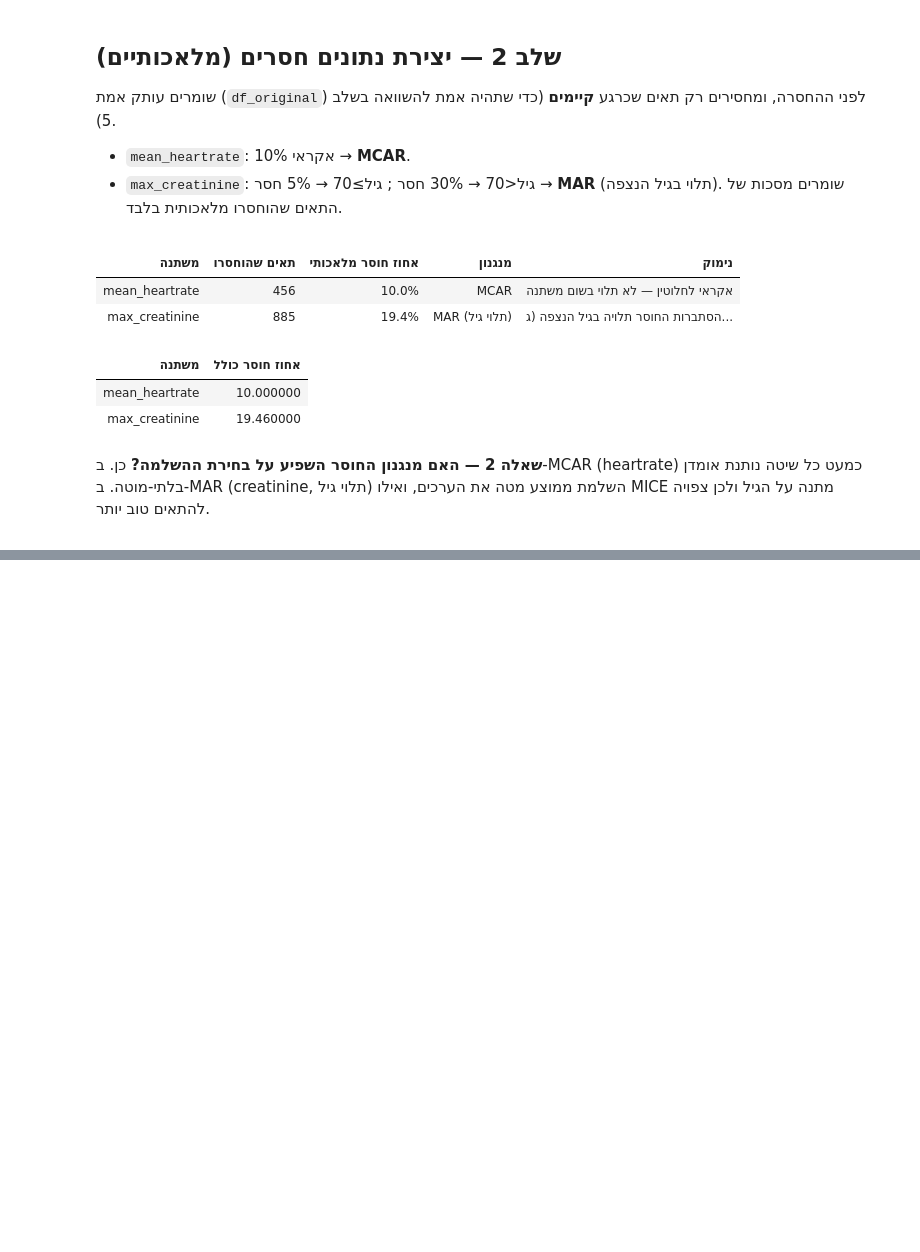
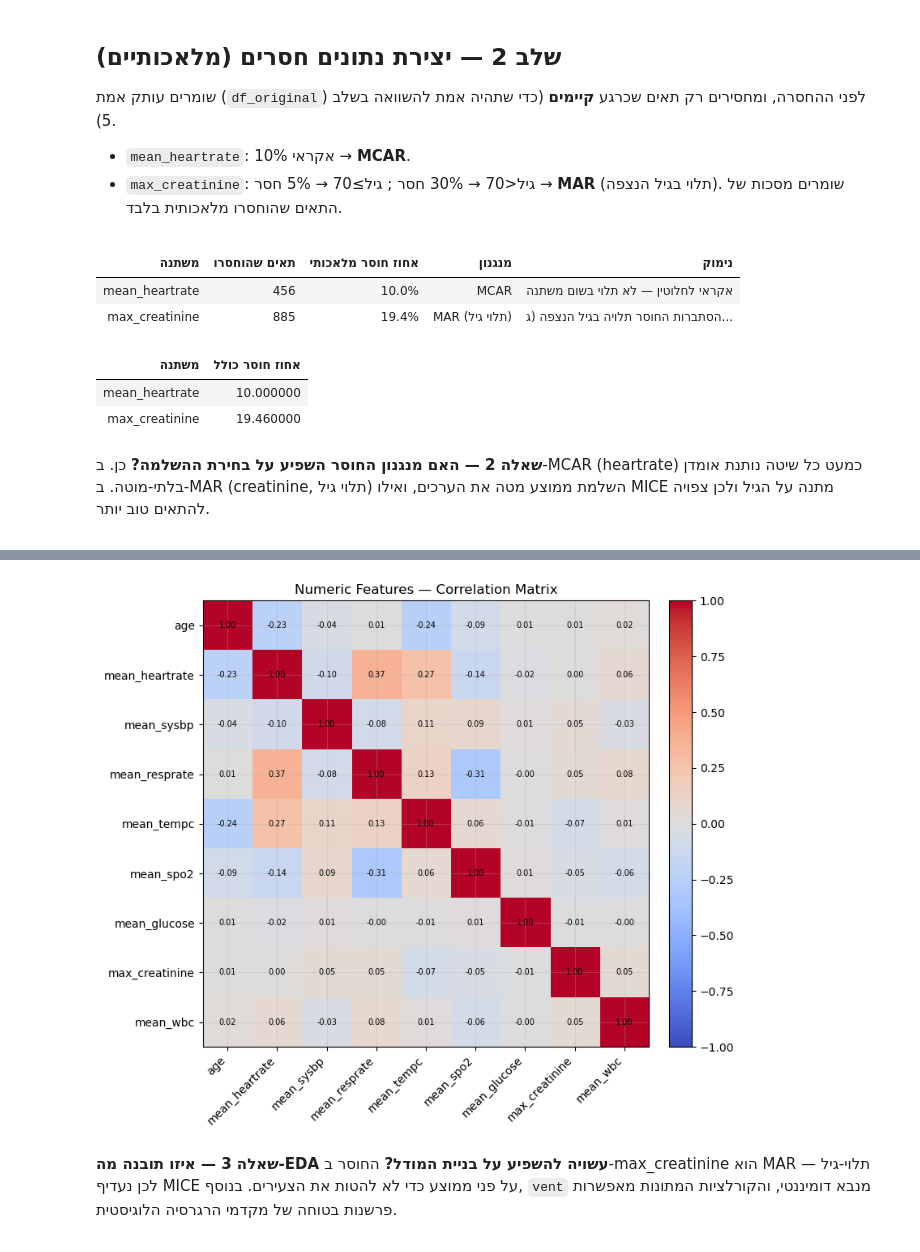
Before and after one commit to Roybin12/medical-machine-learning-, a Jupyter notebook: assignment.ipynb, the cells around one changed output, grey strips where cells are left out. Saved outputs shown, nothing was run; the diff lists cells and outputs as text; code cells hidden in the pictures; blank space fills up the shorter version.

```diff
--- a/assignment.ipynb
+++ b/assignment.ipynb
@@ -182,0 +281,27 @@ display(rtl(total_missing))
+# %%
+# === גרף 3: מטריצת קורלציות (משתנים מספריים) ===
+num_cols = ["age", "mean_heartrate", "mean_sysbp", "mean_resprate",
+            "mean_tempc", "mean_spo2", "mean_glucose", "max_creatinine", "mean_wbc"]
+corr = df_missing[num_cols].corr()
+
+fig, ax = plt.subplots(figsize=(8, 7))
+im = ax.imshow(corr, cmap="coolwarm", vmin=-1, vmax=1)
+ax.set_xticks(range(len(num_cols))); ax.set_yticks(range(len(num_cols)))
+ax.set_xticklabels(num_cols, rotation=45, ha="right"); ax.set_yticklabels(num_cols)
+for i in range(len(num_cols)):
+    for j in range(len(num_cols)):
+        ax.text(j, i, f"{corr.iloc[i, j]:.2f}", ha="center", va="center",
+                fontsize=7, color="black")
+ax.set_title("Numeric Features — Correlation Matrix")
+fig.colorbar(im, fraction=0.046, pad=0.04)
+plt.tight_layout(); plt.show()
+# %% [output]
+[figure, added]
+# %% [markdown]
+<div dir="rtl">
+
+**שאלה 3 — איזו תובנה מה-EDA עשויה להשפיע על בניית המודל?**
+החוסר ב-max_creatinine הוא MAR תלוי-גיל — לכן נעדיף MICE על פני ממוצע כדי לא להטות את הצעירים.
+בנוסף, `vent` מנבא דומיננטי, והקורלציות המתונות מאפשרות פרשנות בטוחה של מקדמי הרגרסיה הלוגיסטית.
+
+</div>
```
Also changed, not shown: parts of 7 cells of this notebook.
